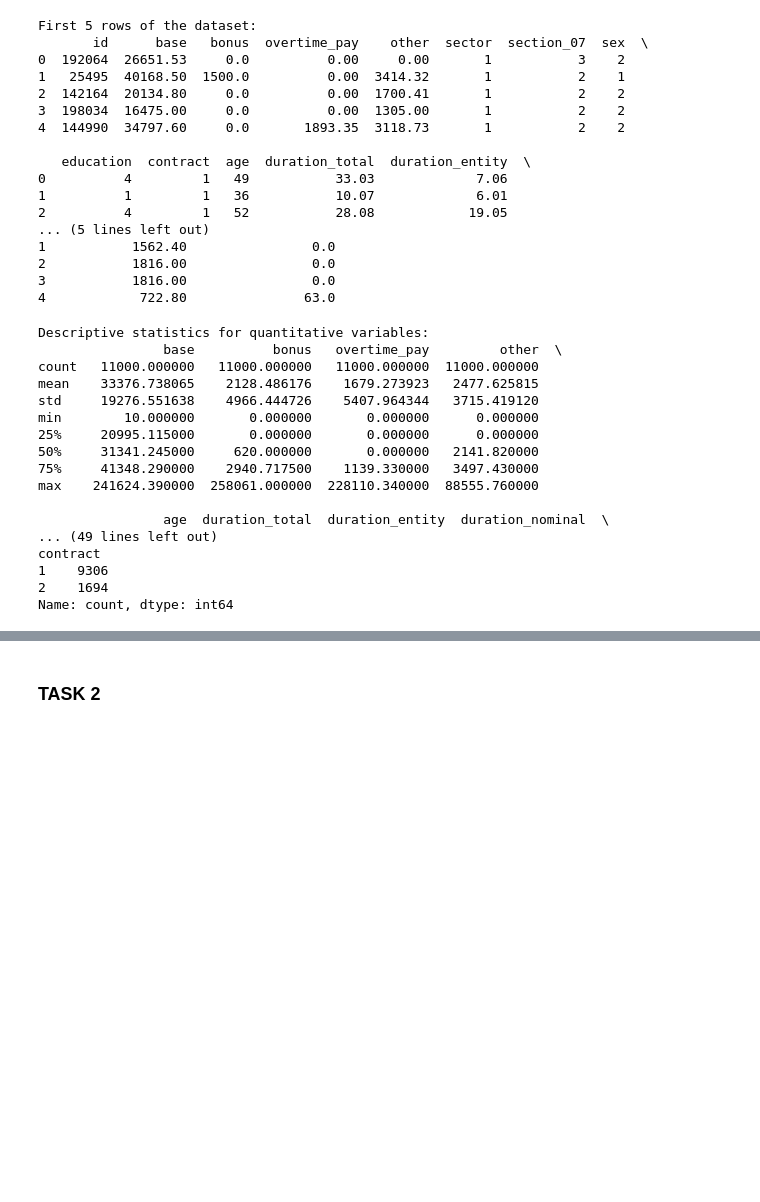
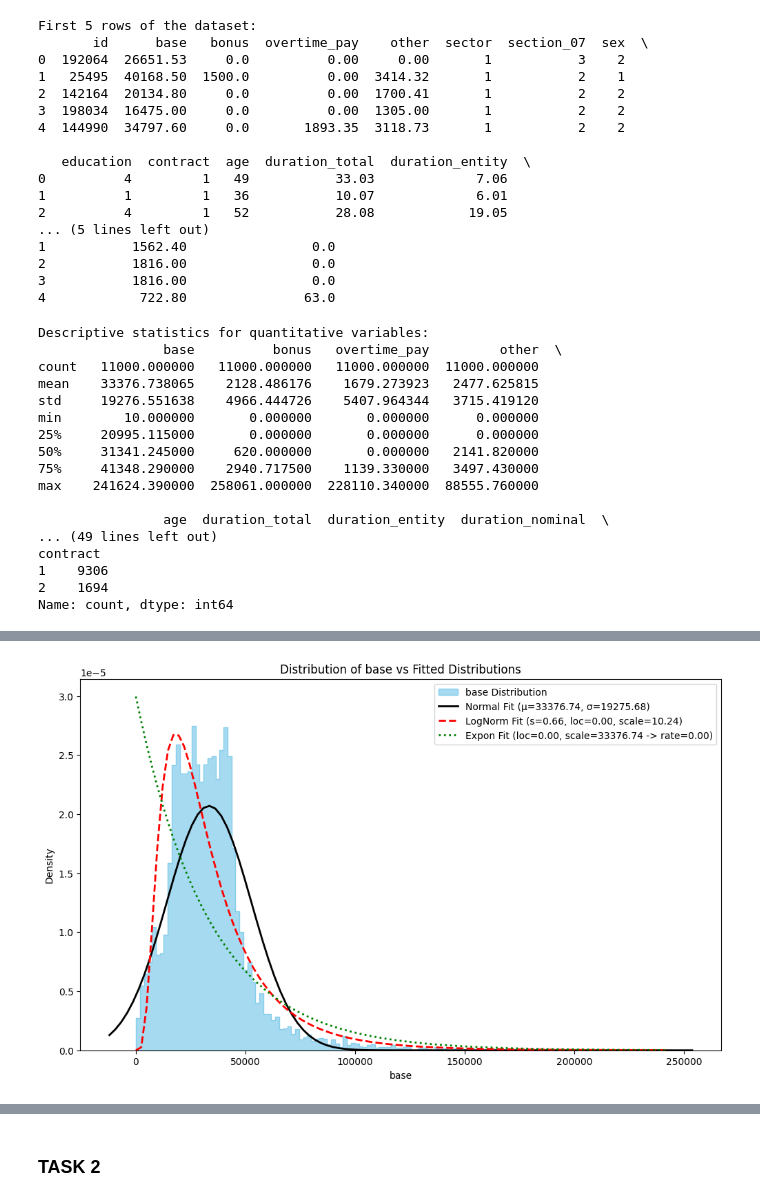
Before and after one commit to matikasp/WUM1, a Jupyter notebook: solution.ipynb, the cells around one changed output, grey strips where cells are left out. Saved outputs shown, nothing was run; the diff lists cells and outputs as text; code cells hidden in the pictures; blank space fills up the shorter version.

```diff
--- a/solution.ipynb
+++ b/solution.ipynb
@@ -77,0 +110,80 @@ Name: count, dtype: int64
+# %%
+import seaborn as sns
+import matplotlib.pyplot as plt
+from scipy.stats import norm, lognorm, expon
+import numpy as np
+
+# Quantitative columns were previously defined as:
+# quantitative_cols = ['base', 'bonus', 'overtime_pay', 'other', 'age', 'duration_total', 'duration_entity', 'duration_nominal', 'duration_overtime']
+# We will use this list. Ensure df is loaded and quantitative_cols is defined.
+
+if 'df' not in locals():
+    print("DataFrame 'df' not found. Please ensure it is loaded correctly.")
+elif 'quantitative_cols' not in locals():
+    print("List 'quantitative_cols' not found. Please ensure it is defined.")
+else:
+    for col in quantitative_cols:
+        plt.figure(figsize=(12, 7))
+
+        # Plot histogram of the original data for density
+        sns.histplot(df[col].dropna(), kde=False, stat="density", label=f'{col} Distribution', color='skyblue', element="step")
+
+        # --- Normal Distribution Fit ---
+        data_normal_fit = df[col].dropna()
+        if not data_normal_fit.empty:
+            mu_norm, std_norm = norm.fit(data_normal_fit)
+            xmin, xmax = plt.xlim()
+            x_norm = np.linspace(xmin, xmax, 100)
+            p_norm = norm.pdf(x_norm, mu_norm, std_norm)
+            plt.plot(x_norm, p_norm, 'k', linewidth=2, label=f'Normal Fit (\u03BC={mu_norm:.2f}, \u03C3={std_norm:.2f})')
+        else:
+            mu_norm, std_norm = np.nan, np.nan
+            print(f"Skipping Normal fit for {col} due to no data after dropna.")
+
+        # Data for distributions requiring positive values
+        data_positive_fit = df[col][df[col] > 0].dropna()
+
+        # --- Log-Normal Distribution Fit ---
+        if not data_positive_fit.empty:
+            try:
+                shape_ln, loc_ln, scale_ln = lognorm.fit(data_positive_fit, floc=0) # floc=0 to fix location for some datasets
+                x_ln = np.linspace(data_positive_fit.min(), data_positive_fit.max(), 100)
+                p_ln = lognorm.pdf(x_ln, shape_ln, loc=loc_ln, scale=scale_ln)
+                plt.plot(x_ln, p_ln, 'r--', linewidth=2, label=f'LogNorm Fit (s={shape_ln:.2f}, loc={loc_ln:.2f}, scale={np.log(scale_ln):.2f})')
+            except Exception as e:
+                print(f"Could not fit Log-Normal for {col}: {e}")
+                shape_ln, loc_ln, scale_ln = np.nan, np.nan, np.nan
+        else:
+            print(f"Skipping Log-Normal fit for {col} due to no positive data after dropna.")
+            shape_ln, loc_ln, scale_ln = np.nan, np.nan, np.nan
+
+        # --- Exponential Distribution Fit ---
+        if not data_positive_fit.empty:
+            try:
+                loc_exp, scale_exp = expon.fit(data_positive_fit, floc=0) # floc=0 to fix location
+                x_exp = np.linspace(data_positive_fit.min(), data_positive_fit.max(), 100)
+                p_exp = expon.pdf(x_exp, loc=loc_exp, scale=scale_exp)
+                plt.plot(x_exp, p_exp, 'g:', linewidth=2, label=f'Expon Fit (loc={loc_exp:.2f}, scale={scale_exp:.2f} -> rate={1/scale_exp:.2f})')
+            except Exception as e:
+                print(f"Could not fit Exponential for {col}: {e}")
+                loc_exp, scale_exp = np.nan, np.nan
+        else:
+            print(f"Skipping Exponential fit for {col} due to no positive data after dropna.")
+            loc_exp, scale_exp = np.nan, np.nan
+
+        title = f"Distribution of {col} vs Fitted Distributions"
+        plt.title(title)
+        plt.xlabel(col)
+        plt.ylabel("Density")
+        plt.legend()
+        plt.show()
+
+        print(f"Discussion for {col}:")
+        print(f"  Data Mean: {df[col].mean():.2f}, Data Std Dev: {df[col].std():.2f}\n  Skewness: {df[col].skew():.2f}, Kurtosis: {df[col].kurtosis():.2f}")
+        if not np.isnan(mu_norm): print(f"  Normal Fit: Mean (\u03BC)={mu_norm:.2f}, Std Dev (\u03C3)={std_norm:.2f}")
+        if not np.isnan(shape_ln): print(f"  LogNormal Fit: Shape (s)={shape_ln:.2f}, Loc={loc_ln:.2f}, Scale (exp(mu))={scale_ln:.2f} (mu_log={np.log(scale_ln):.2f}, sigma_log={shape_ln:.2f})")
+        if not np.isnan(loc_exp): print(f"  Exponential Fit: Loc={loc_exp:.2f}, Scale (1/\u03BB)={scale_exp:.2f} (Rate (\u03BB)={1/scale_exp if scale_exp > 0 else np.nan:.2f})")
+        print("  Observations: Compare the histogram to Normal, Log-Normal, and Exponential distributions. Note skewness, presence of zeros/negatives, and how well each curve fits.")
+        print("-"*70)
+# %% [output]
+[figure, added]
```
Also changed, not shown: parts of 3 cells of this notebook.
